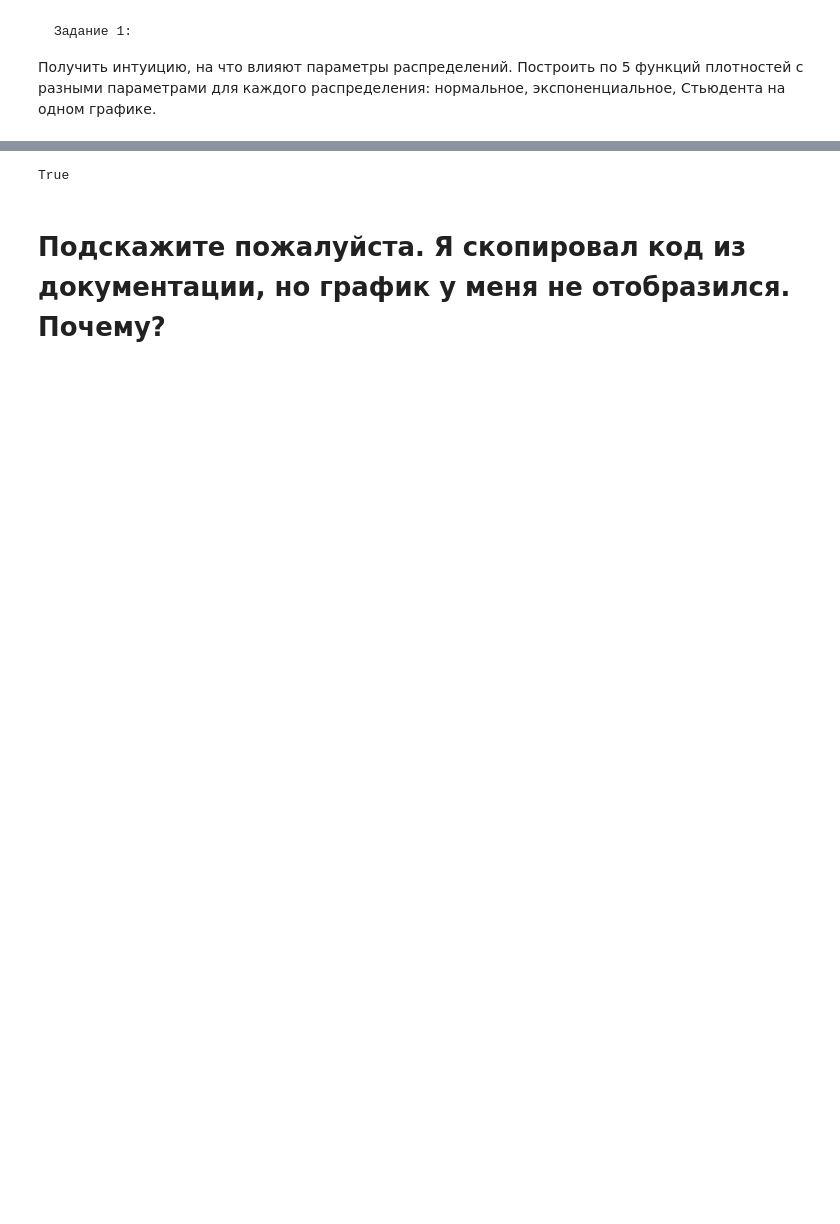
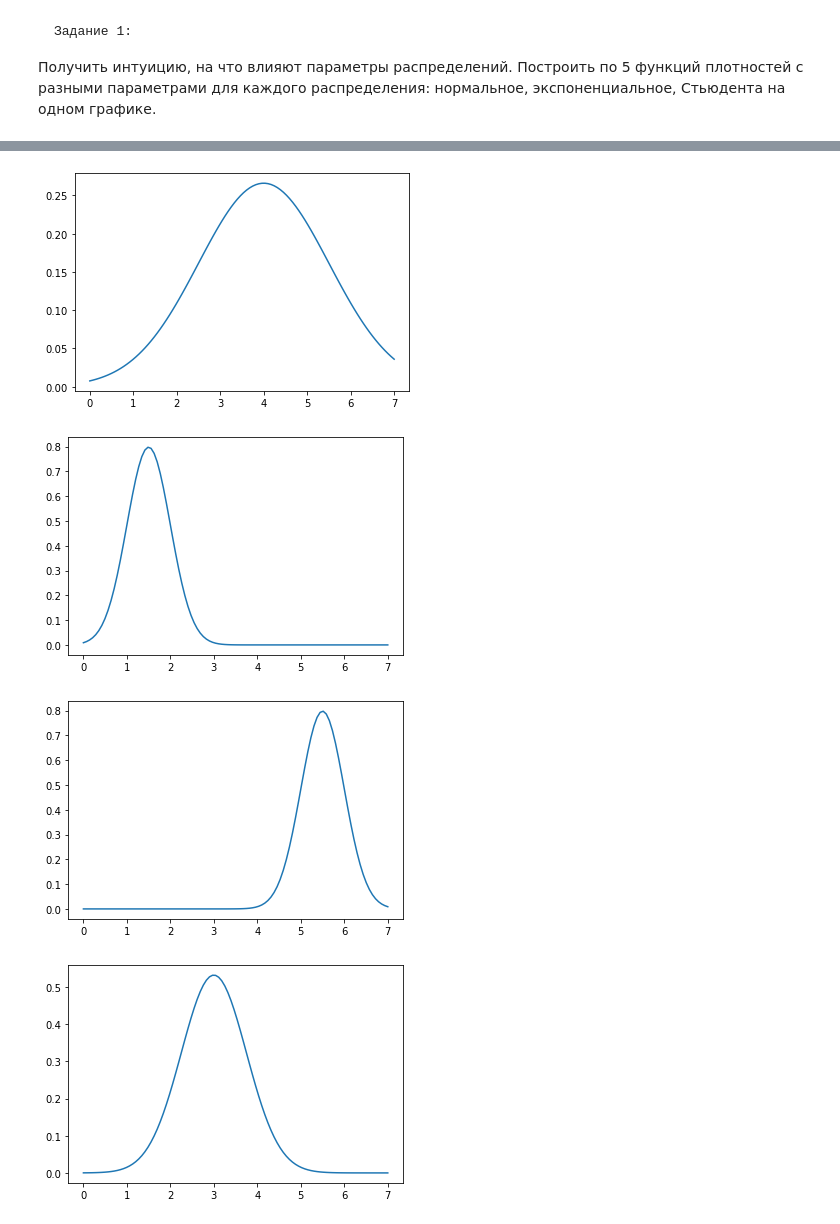
Before and after one commit to semnganye/phyton, a Jupyter notebook: mathematics/DZ_continuous_random_variables.ipynb, the cells around one changed output, grey strips where cells are left out. Drawn from its saved outputs; the diff is of its cells as text; code cells hidden in the pictures; blank space fills up the shorter version.

```diff
--- a/mathematics/DZ_continuous_random_variables.ipynb
+++ b/mathematics/DZ_continuous_random_variables.ipynb
@@ -35,5 +8,0 @@ ax.plot(x, rv.pdf(x), 'k-', lw=2, label='frozen pdf')
-# %%
-vals = norm.ppf([0.001, 0.5, 0.999])
-
-np.allclose([0.001, 0.5, 0.999], norm.cdf(vals))
-True
@@ -78,5 +8,0 @@ ax.plot(x, rv.pdf(x), 'k-', lw=2, label='frozen pdf')
-# %%
-vals = t.ppf([0.001, 0.5, 0.999], df)
-
-np.allclose([0.001, 0.5, 0.999], t.cdf(vals, df))
-True
@@ -120,6 +8,0 @@ ax.plot(x, rv.pdf(x), 'k-', lw=2, label='frozen pdf')
-# %%
-vals = expon.ppf([0.001, 0.5, 0.999])
-
-np.allclose([0.001, 0.5, 0.999], expon.cdf(vals))
-# %% [output]
-True
@@ -134,2 +8,0 @@ plt.show()
-# %% [markdown]
-# Подскажите пожалуйста. Я скопировал код из документации, но график у меня не отобразился. Почему?
@@ -135,0 +13,17 @@ plt.show()
+# %%
+x = np.linspace(norm.ppf(0.01),norm.ppf(0.99), 100)
+fig, ax = plt.subplots(1, 1)
+ax.plot(x, norm.pdf(x),'r-', lw=5, alpha=0.6, label='norm pdf')
+plt.show()
+# %%
+for vals in [(4.0, 1.5), (1.5, 0.5), (5.5, 0.5), (3.0, 0.75), (2.0, 0.9)]:
+    norm_rv = norm(loc=vals[0], scale=vals[1])
+    x = np.linspace(0, 7, 100)
+    y = norm_rv.pdf(x)
+    plt.plot(x, y)
+    plt.show()
+# %% [output]
+[figure, added]
+[figure, added]
+[figure, added]
+[figure, added]
```
Also changed, not shown: parts of 35 cells of this notebook.
